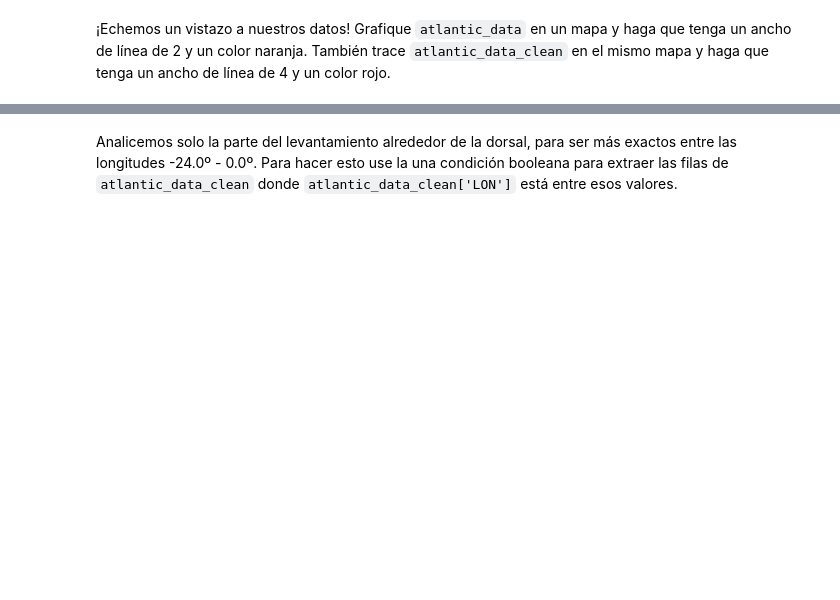
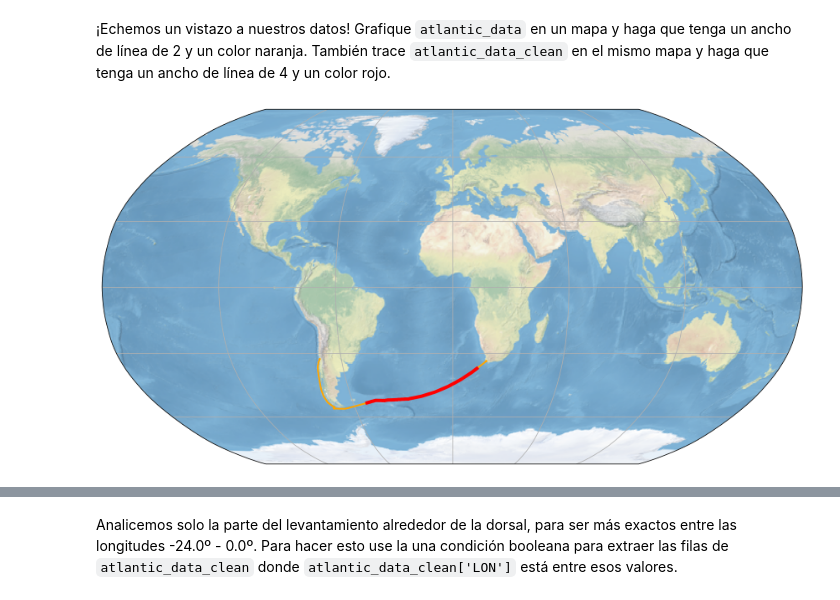
Before and after one commit to Pablolog42/2021-CD2201, a Jupyter notebook: Semana4/Actividad_Semana_04/Actividad_Clase_04.ipynb, the cells around one changed output, grey strips where cells are left out. Saved outputs shown, nothing was run; the diff lists cells and outputs as text; code cells hidden in the pictures; blank space fills up the shorter version.

```diff
--- a/Semana4/Actividad_Semana_04/Actividad_Clase_04.ipynb
+++ b/Semana4/Actividad_Semana_04/Actividad_Clase_04.ipynb
@@ -48,6 +48,6 @@ atlantic_data.describe()
 # %% [markdown]
 Usaremos el condicional ``~np.isnan`` para seleccionar filas donde tenemos medidas de profundidad y campo magnético.
 # %%
-atlantic_data_clean = atlantic_data[~np.isnan(...) &  ~np.isnan(...)];
+atlantic_data_clean = atlantic_data[~np.isnan(atlantic_data["CORR_DEPTH"]) &  ~np.isnan(atlantic_data["MAG_TOT"])]
 atlantic_data_clean.head()
 # %% [output]
@@ -59,17 +74,24 @@ atlantic_data_clean.describe()
 # %%
 plt.figure(1,(15,15))
 ax = plt.axes(projection=ccrs.Robinson())
 ax.set_global()
 
 ax.plot(atlantic_data['LON'],atlantic_data['LAT'],'-',
-            color=...,linewidth=...,transform=ccrs.PlateCarree())
-ax.plot(...,...,'-',
-            color=...,linewidth=...,transform=ccrs.PlateCarree()) # Plotee aqui los datos filtados
-ax.coastlines()
+            color="orange",linewidth=2,transform=ccrs.PlateCarree())
+
+ax.plot(atlantic_data_clean['LON'],atlantic_data_clean['LAT'],'-',
+            color="red",linewidth=4,transform=ccrs.PlateCarree()) # Plotee aqui los datos filtados
+
+#ax.coastlines()
+# No agrego coastlines por que el servidor que provee estos datos acuelmente no está disponible :( (naciscdn.org).
+# Revisé y esto ya ha pasado en ocasiones anteriores con CartoPy (https://github.com/SciTools/cartopy/issues/1294#issuecomment-484166131)
+
 ax.stock_img()
 ax.gridlines()
 
 plt.show()
+# %% [output]
+[figure, added]
 # %%
 plt.figure(1,(15,10))
 ax1=plt.subplot(2, 1, 1)
```
Also changed, not shown: parts of 5 cells of this notebook, 2 other files.
